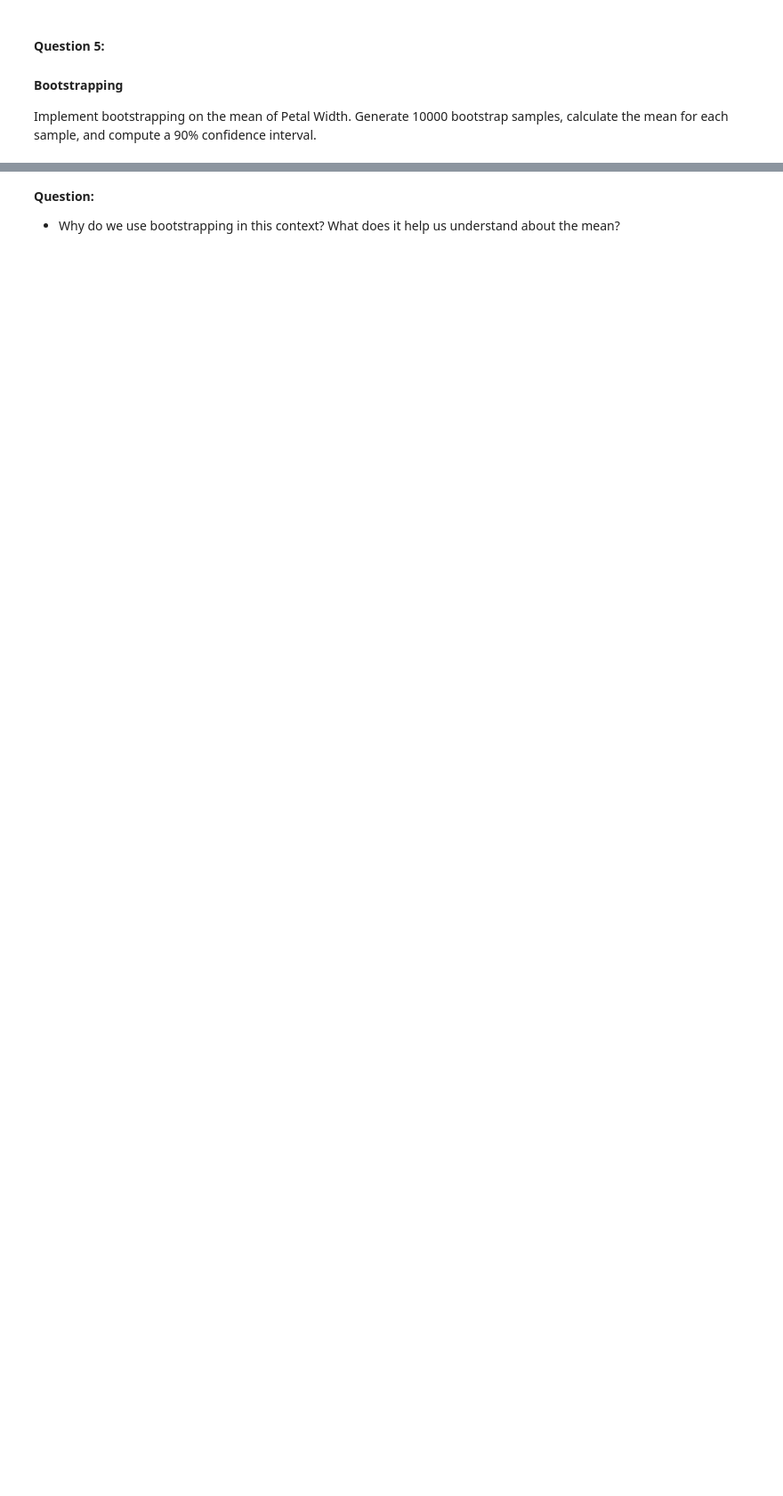
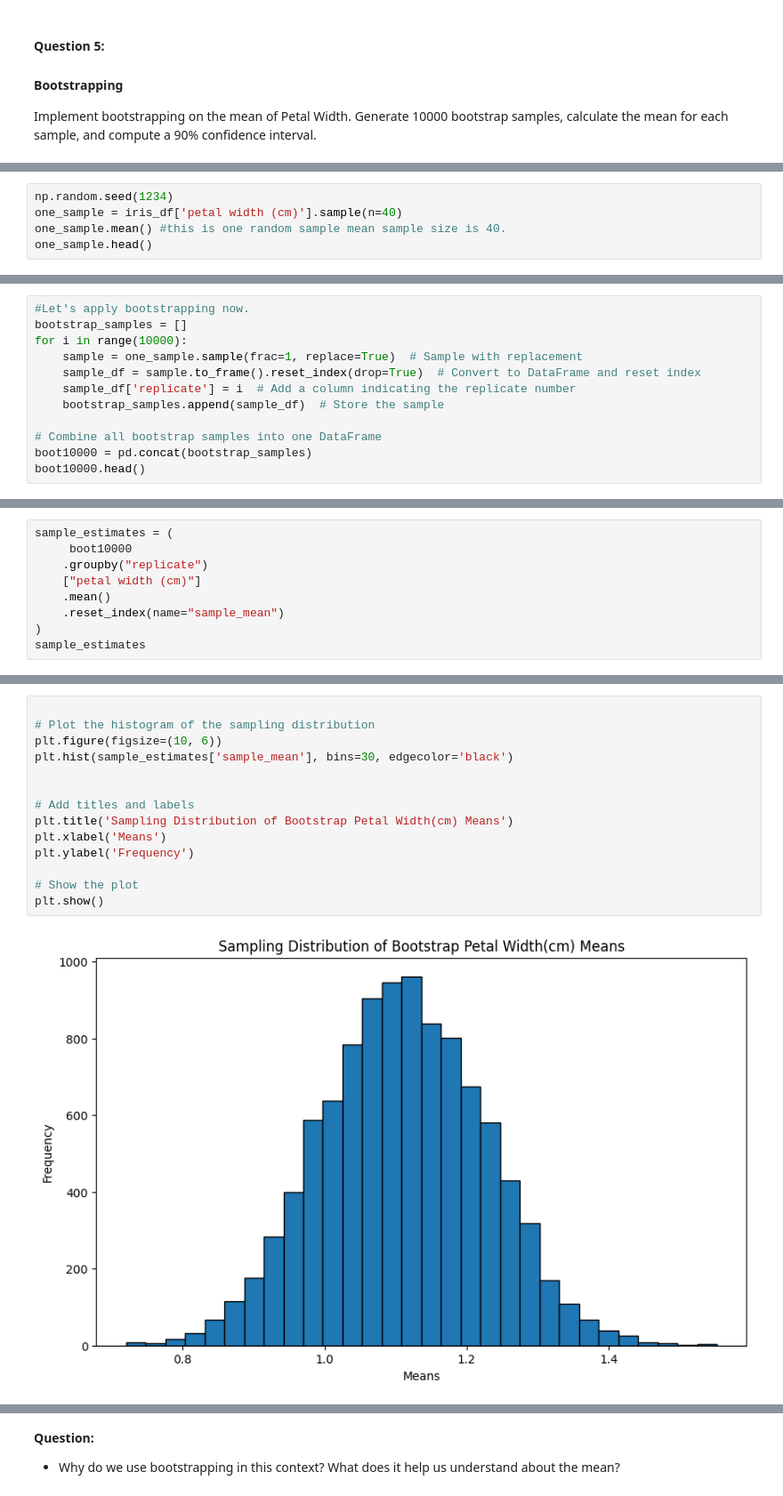
Before and after one commit to zekiyerdem/applying_statistical_concepts, a Jupyter notebook: 02_activities/assignments/assignment_3.ipynb, the cells around one changed output, grey strips where cells are left out. Shown: that part at 89% size. Drawn from its saved outputs; the diff is of its cells as text; blank space fills up the shorter version.

```diff
--- a/02_activities/assignments/assignment_3.ipynb
+++ b/02_activities/assignments/assignment_3.ipynb
@@ -201,0 +208,5 @@ Implement bootstrapping on the mean of Petal Width. Generate 10000 bootstrap sam
+# %%
+np.random.seed(1234)
+one_sample = iris_df['petal width (cm)'].sample(n=40)
+one_sample.mean() #this is one random sample mean sample size is 40.
+one_sample.head()
@@ -201,0 +220,12 @@ Implement bootstrapping on the mean of Petal Width. Generate 10000 bootstrap sam
+# %%
+#Let's apply bootstrapping now.
+bootstrap_samples = []
+for i in range(10000):
+    sample = one_sample.sample(frac=1, replace=True)  # Sample with replacement
+    sample_df = sample.to_frame().reset_index(drop=True)  # Convert to DataFrame and reset index
+    sample_df['replicate'] = i  # Add a column indicating the replicate number
+    bootstrap_samples.append(sample_df)  # Store the sample
+
+# Combine all bootstrap samples into one DataFrame
+boot10000 = pd.concat(bootstrap_samples)
+boot10000.head()
@@ -201,0 +239,9 @@ Implement bootstrapping on the mean of Petal Width. Generate 10000 bootstrap sam
+# %%
+sample_estimates = (
+     boot10000
+    .groupby("replicate")
+    ["petal width (cm)"]
+    .mean()
+    .reset_index(name="sample_mean")
+)
+sample_estimates
@@ -201,0 +262,16 @@ Implement bootstrapping on the mean of Petal Width. Generate 10000 bootstrap sam
+# %%
+
+# Plot the histogram of the sampling distribution
+plt.figure(figsize=(10, 6))
+plt.hist(sample_estimates['sample_mean'], bins=30, edgecolor='black')
+
+
+# Add titles and labels
+plt.title('Sampling Distribution of Bootstrap Petal Width(cm) Means')
+plt.xlabel('Means')
+plt.ylabel('Frequency')
+
+# Show the plot
+plt.show()
+# %% [output]
+[figure, added]
```
Also changed, not shown: parts of 11 cells of this notebook.
